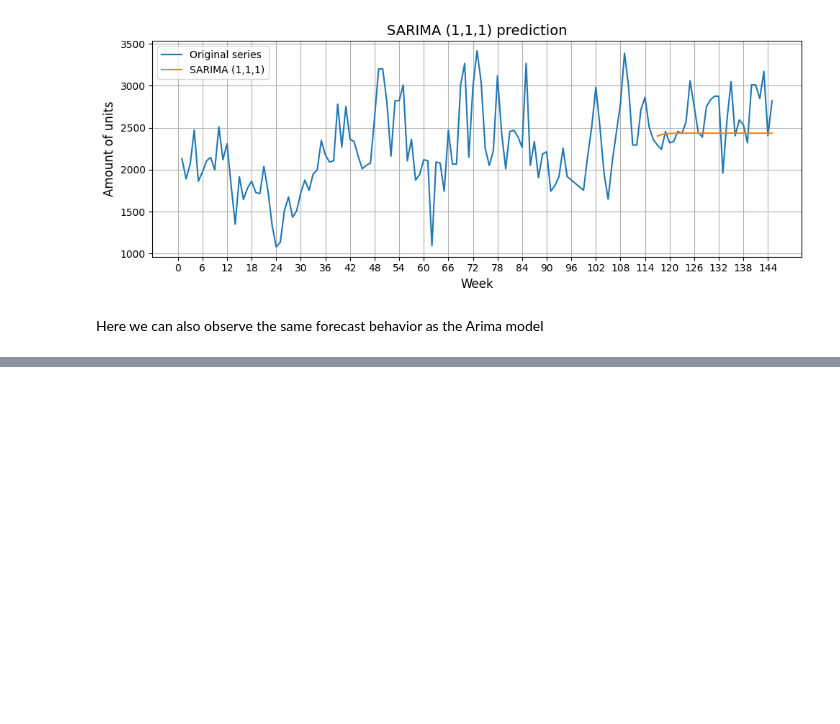
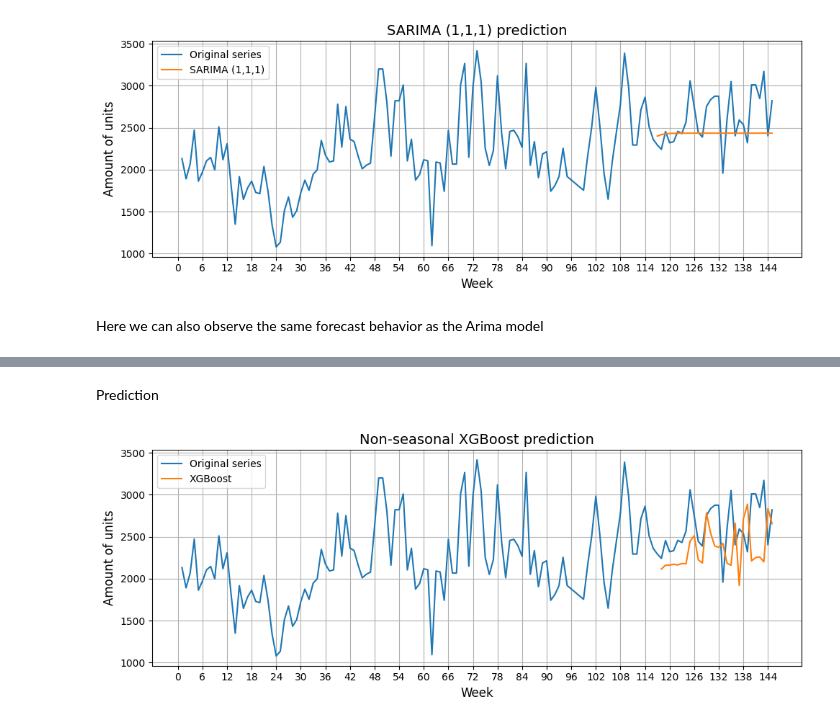
Before and after one commit to AwanRaskall/ml-demand-driven-order-planning, a Jupyter notebook: product_demand_prediction.ipynb, the cells around one changed output, grey strips where cells are left out. Cells and saved outputs as stored; diff of their text form; code cells hidden in the pictures; blank space fills up the shorter version.

Commit message:
Simple Xgboost models were built

```diff
--- a/product_demand_prediction.ipynb
+++ b/product_demand_prediction.ipynb
@@ -827,0 +850,14 @@ Here we can also observe the same forecast behavior as the Arima model
+# %%
+df_xgboost = df_work.copy()
+# df_xgboost = df_xgboost.reset_index() # create column 'week' to save origin indexes
+
+# Normal lags 1–5
+for lag in range(1, 6):
+    df_xgboost[f'lag_{lag}'] = df_xgboost['num_units'].shift(lag)
+
+# 4 point moving average
+df_xgboost['rolling_4'] = df_xgboost['num_units'].shift(1).rolling(4).mean()
+
+# Remove gaps, reset index
+df_xgboost = df_xgboost.dropna()#.reset_index(drop=True)
+df_xgboost
@@ -827,0 +881,5 @@ Here we can also observe the same forecast behavior as the Arima model
+# %%
+train_xgboost, test_xgboost = train_test_split(df_xgboost, test_size = 0.2, shuffle = False)
+
+X_train_xgboost, y_train_xgboost = train_xgboost.drop('num_units', axis = 1), train_xgboost['num_units']
+X_test_xgboost, y_test_xgboost = test_xgboost.drop('num_units', axis = 1), test_xgboost['num_units']
@@ -827,0 +888,11 @@ Here we can also observe the same forecast behavior as the Arima model
+# %%
+model = XGBRegressor(
+    objective = 'reg:squarederror',
+    n_estimators = 100,
+    learning_rate = 0.1,
+    max_depth = 3,
+    subsample = 0.8,
+    colsample_bytree = 0.8,
+    random_state = 42)
+
+model.fit(X_train_xgboost, y_train_xgboost)
@@ -827,0 +911,10 @@ Here we can also observe the same forecast behavior as the Arima model
+# %% [markdown]
+Prediction
+# %%
+y_pred_xgboost = model.predict(X_test_xgboost)
+# %%
+y_pred_xgboost = pd.Series(y_pred_xgboost, index = X_test_xgboost.index)
+
+plot_graph(df_work['num_units'], y_pred_xgboost, title = 'Non-seasonal XGBoost prediction', labels = ['Original series', 'XGBoost'], legend = True)
+# %% [output]
+[figure, added]
```
Also changed, not shown: parts of 18 cells of this notebook.
